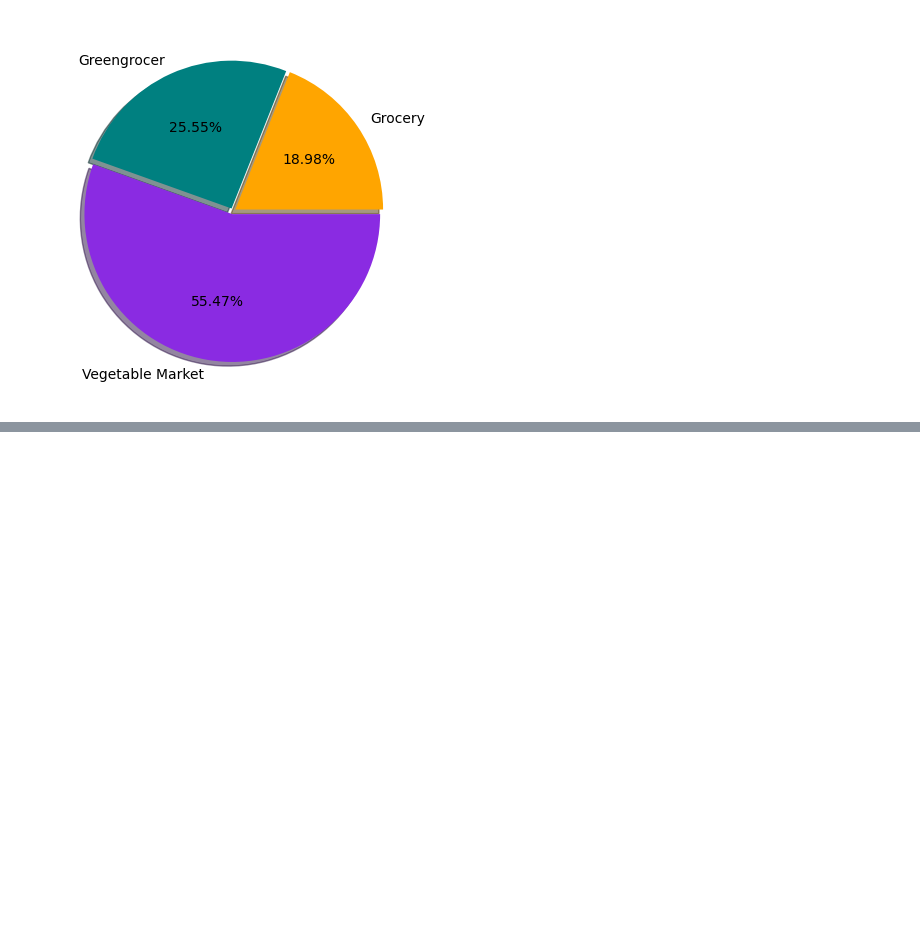
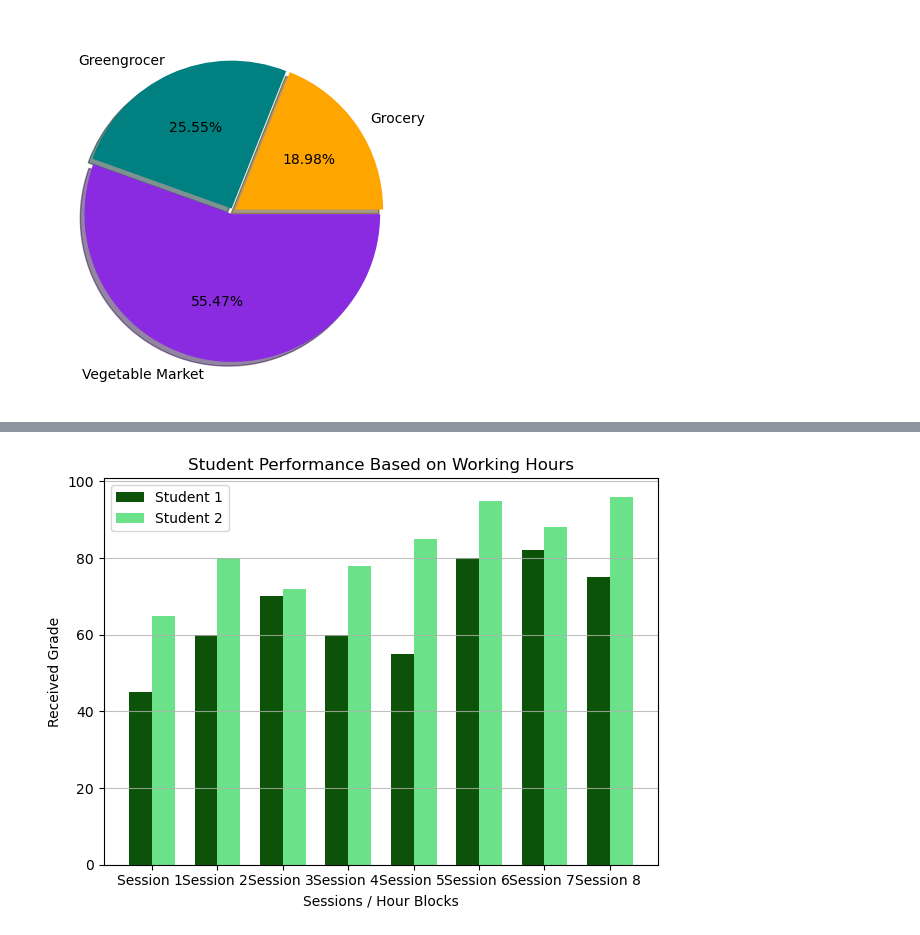
Before and after one commit to UstubecEmre/MatplotlibandSeabornFundamentals, a Jupyter notebook: chart_types_in_matplotlib.ipynb, the cells around one changed output, grey strips where cells are left out. Drawn from its saved outputs; the diff is of its cells as text; code cells hidden in the pictures; blank space fills up the shorter version.

```diff
--- a/chart_types_in_matplotlib.ipynb
+++ b/chart_types_in_matplotlib.ipynb
@@ -127,0 +144,29 @@ plt.show()
+# %%
+
+# Define categories (e.g., Exam numbers or Hour blocks)
+categories = np.arange(8) # 0, 1, 2, 3, 4, 5, 6, 7
+
+# Student grades
+student1_grades = [45, 60, 70, 60, 55, 80, 82, 75]
+student2_grades = [65, 80, 72, 78, 85, 95, 88, 96]
+
+# Bar width
+width = 0.35
+
+# Plot bars side by side
+plt.bar(categories - width/2, student1_grades, width=width, label="Student 1", color="#0C5209")
+plt.bar(categories + width/2, student2_grades, width=width, label="Student 2", color="#6BE289")
+
+# Add labels, title, legend
+plt.xlabel("Sessions / Hour Blocks")
+plt.ylabel("Received Grade")
+plt.title("Student Performance Based on Working Hours")
+plt.xticks(categories, [f"Session {i+1} " for i in categories])
+plt.legend()
+plt.grid(axis='y', linestyle='--', alpha=0.8)
+
+# Show plot
+plt.tight_layout()
+plt.show()
+# %% [output]
+[figure, added]
```
Also changed, not shown: parts of 1 cell of this notebook.
